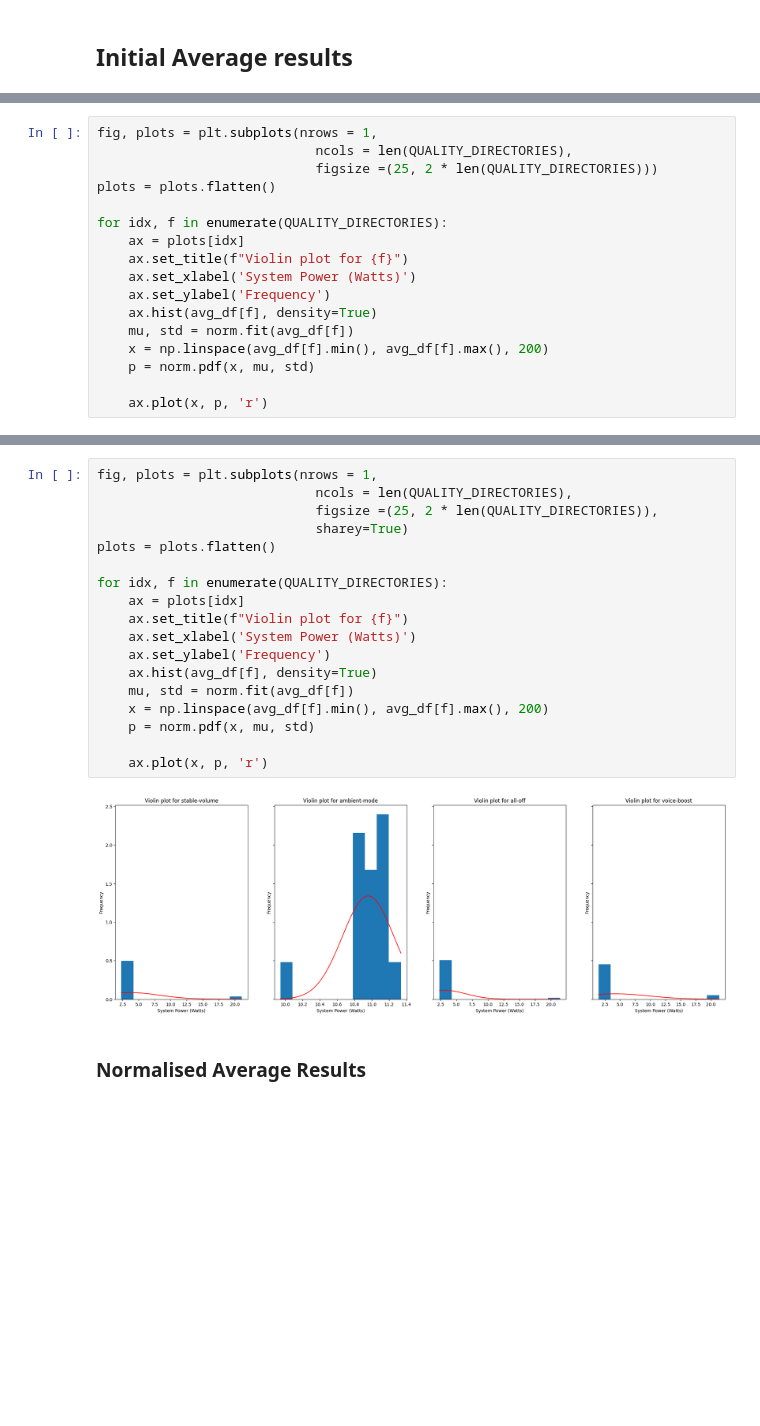
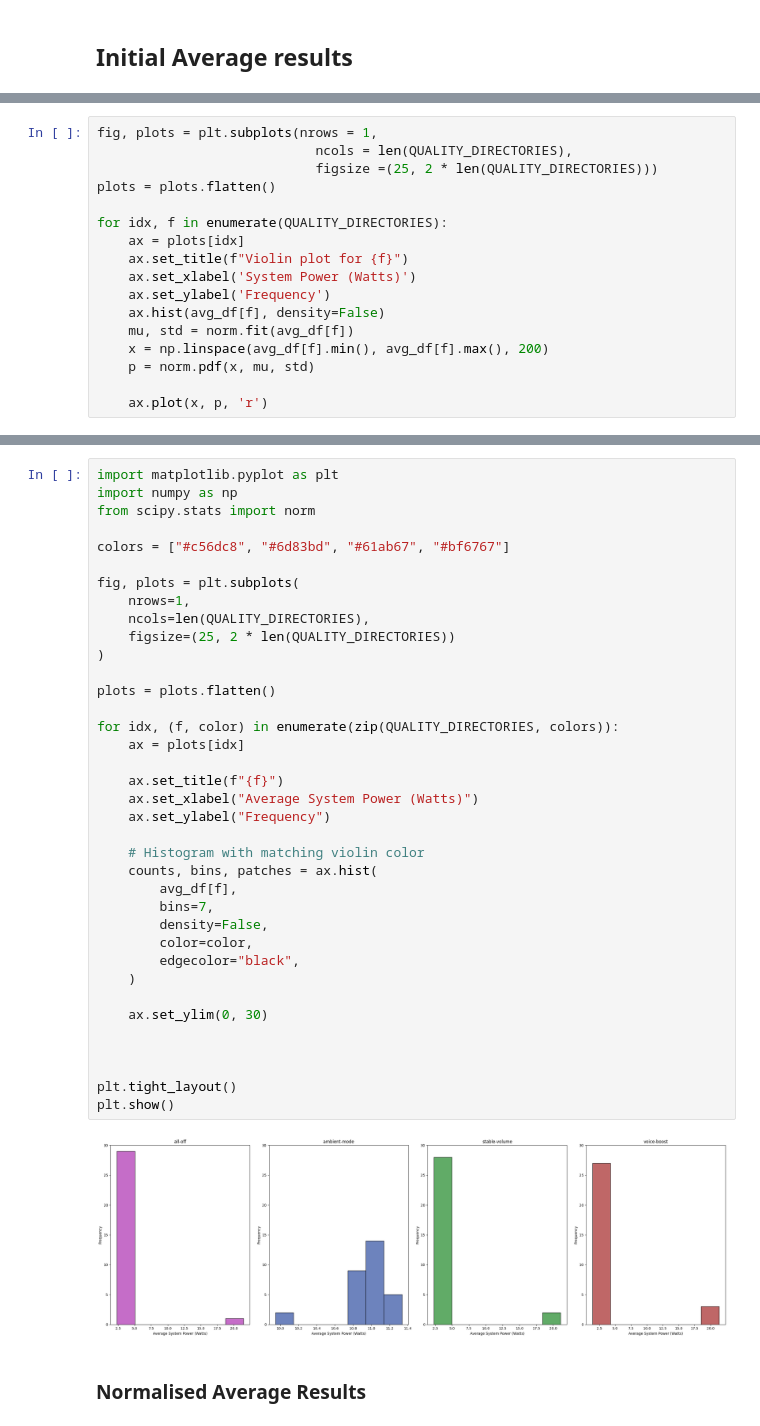
Before and after one commit to g34-sustainable-software/p1_dev, a Jupyter notebook: compilation.ipynb, the cells around one changed output, grey strips where cells are left out. Cells and saved outputs as stored; diff of their text form; blank space fills up the shorter version.

Commit message:
add plot updates

```diff
--- a/compilation.ipynb
+++ b/compilation.ipynb
@@ -425,7 +426,7 @@ for idx, f in enumerate(QUALITY_DIRECTORIES):
     ax.set_title(f"Violin plot for {f}")
     ax.set_xlabel('System Power (Watts)')
     ax.set_ylabel('Frequency')
-    ax.hist(avg_df[f], density=True)
+    ax.hist(avg_df[f], density=False)
     mu, std = norm.fit(avg_df[f])
     x = np.linspace(avg_df[f].min(), avg_df[f].max(), 200)
     p = norm.pdf(x, mu, std)
@@ -436,23 +437,42 @@ for idx, f in enumerate(QUALITY_DIRECTORIES):
 # %%
-fig, plots = plt.subplots(nrows = 1,
-                            ncols = len(QUALITY_DIRECTORIES),
-                            figsize =(25, 2 * len(QUALITY_DIRECTORIES)),
-                            sharey=True)
+import matplotlib.pyplot as plt
+import numpy as np
+from scipy.stats import norm
+
+colors = ["#c56dc8", "#6d83bd", "#61ab67", "#bf6767"]
+
+fig, plots = plt.subplots(
+    nrows=1,
+    ncols=len(QUALITY_DIRECTORIES),
+    figsize=(25, 2 * len(QUALITY_DIRECTORIES))
+)
+
 plots = plots.flatten()
 
-for idx, f in enumerate(QUALITY_DIRECTORIES):
+for idx, (f, color) in enumerate(zip(QUALITY_DIRECTORIES, colors)):
     ax = plots[idx]
-    ax.set_title(f"Violin plot for {f}")
-    ax.set_xlabel('System Power (Watts)')
-    ax.set_ylabel('Frequency')
-    ax.hist(avg_df[f], density=True)
-    mu, std = norm.fit(avg_df[f])
-    x = np.linspace(avg_df[f].min(), avg_df[f].max(), 200)
-    p = norm.pdf(x, mu, std)
 
-    ax.plot(x, p, 'r')
+    ax.set_title(f"{f}")
+    ax.set_xlabel("Average System Power (Watts)")
+    ax.set_ylabel("Frequency")
+
+    # Histogram with matching violin color
+    counts, bins, patches = ax.hist(
+        avg_df[f],
+        bins=7,
+        density=False,
+        color=color,
+        edgecolor="black",
+    )
+
+    ax.set_ylim(0, 30)
+
+
+
+plt.tight_layout()
+plt.show()
 # %% [output]
-[figure, old version]
+[figure, new version]
 # %% [markdown]
 ### Normalised Average Results
 # %%
```
Also changed, not shown: parts of 33 cells of this notebook.
